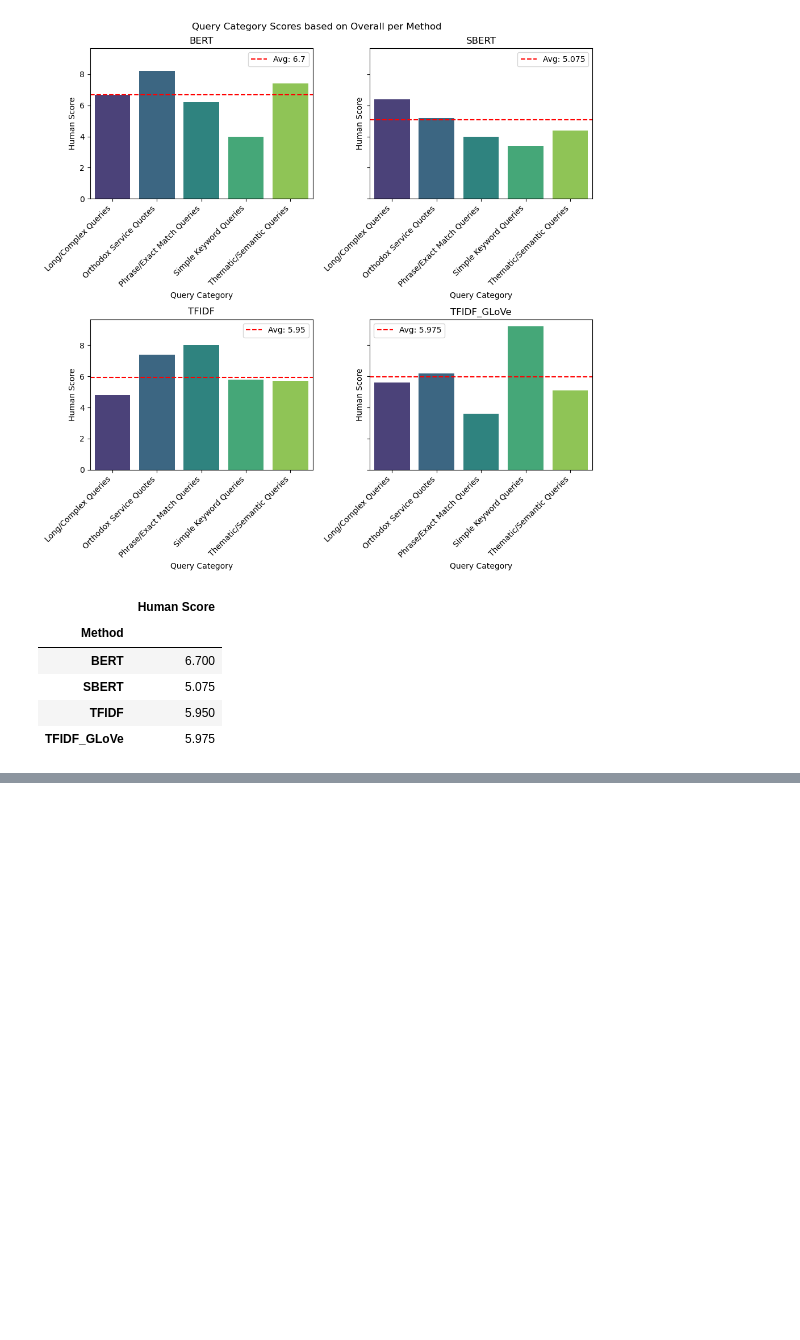
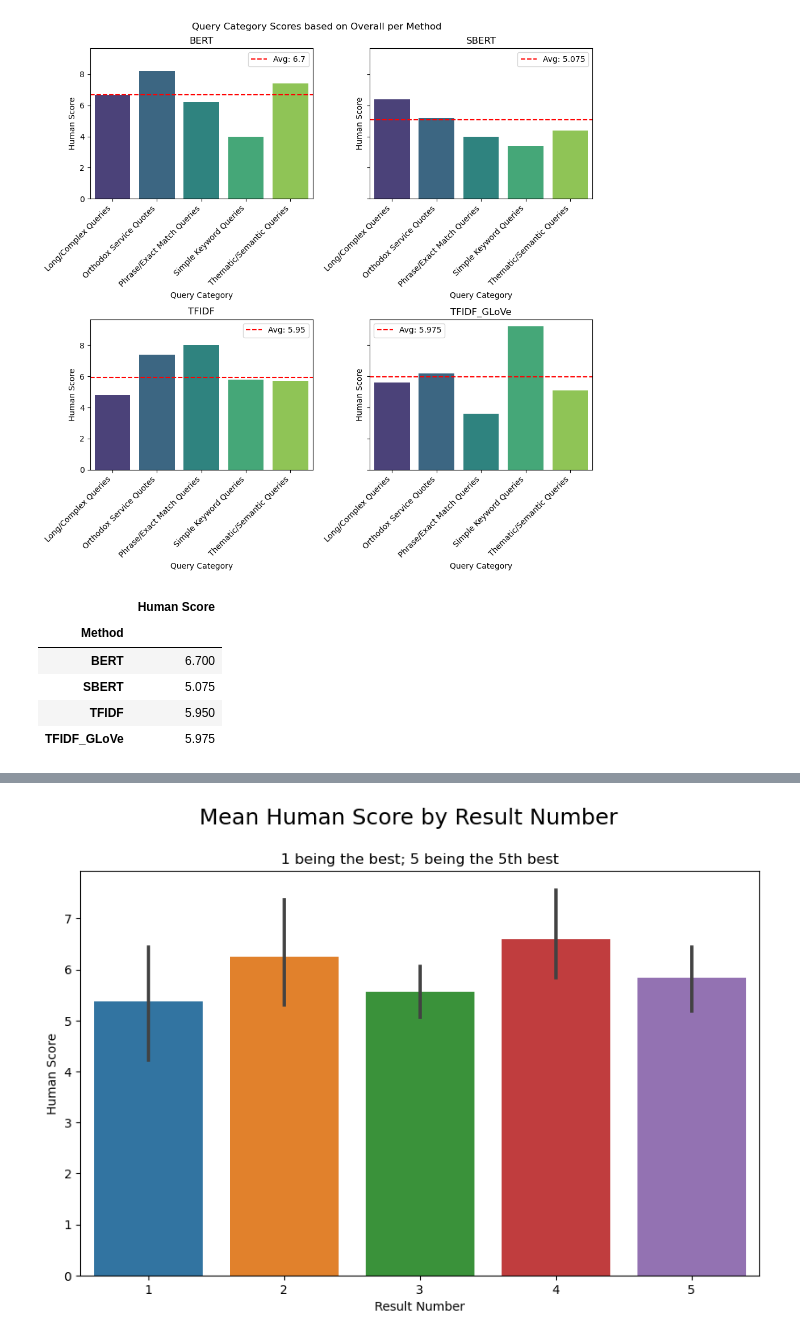
Before and after one commit to cwc09262/psalms-nlp-research, a Jupyter notebook: query_compare/blind_scoring_evaluations.ipynb, the cells around one changed output, grey strips where cells are left out. Saved outputs shown, nothing was run; the diff lists cells and outputs as text; code cells hidden in the pictures; blank space fills up the shorter version.

Commit message:
further graphing and alysis of the blind results

```diff
--- a/query_compare/blind_scoring_evaluations.ipynb
+++ b/query_compare/blind_scoring_evaluations.ipynb
@@ -544,0 +675,3 @@ overall
+# %%
+numbered = pd.pivot_table(scores, index=['Method', 'numbered_result'], values='Human Score', aggfunc='mean').reset_index()
+numbered
@@ -544,0 +696,24 @@ overall
+# %%
+import seaborn as sns
+import matplotlib.pyplot as plt
+
+plt.figure(figsize=(10, 6))
+
+sns.barplot(
+    data=numbered,
+    x='numbered_result',
+    y='Human Score'
+)
+
+plt.xlabel("Result Number")
+plt.ylabel("Human Score")
+
+# Main title
+plt.title("1 being the best; 5 being the 5th best", fontsize=12)
+
+# Subtitle (smaller font, right below the main title)
+plt.suptitle("Mean Human Score by Result Number", fontsize=18, y=1)  # if using figu
+
+plt.show()
+# %% [output]
+[figure, added]
```
Also changed, not shown: parts of 12 cells of this notebook.
